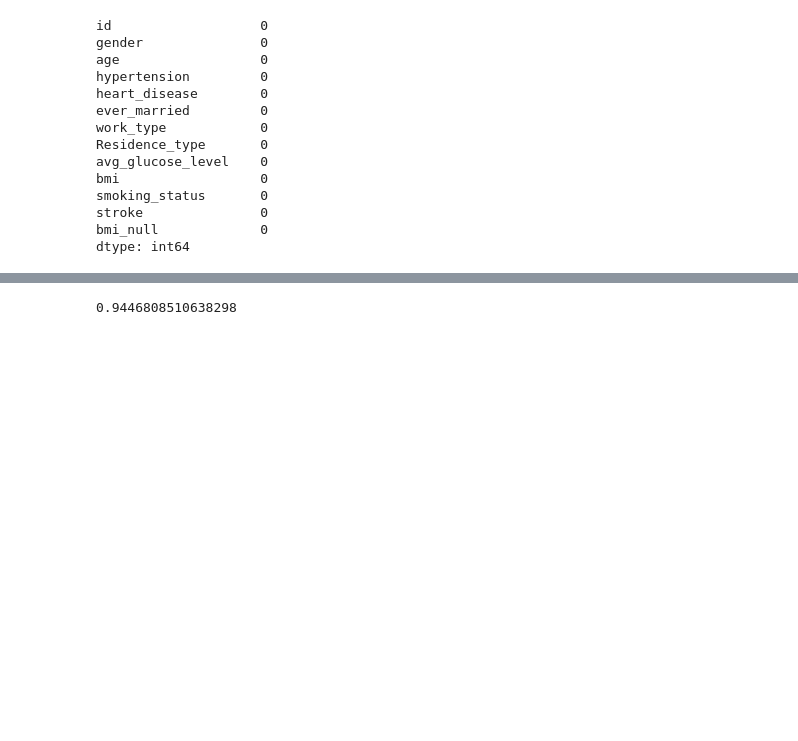
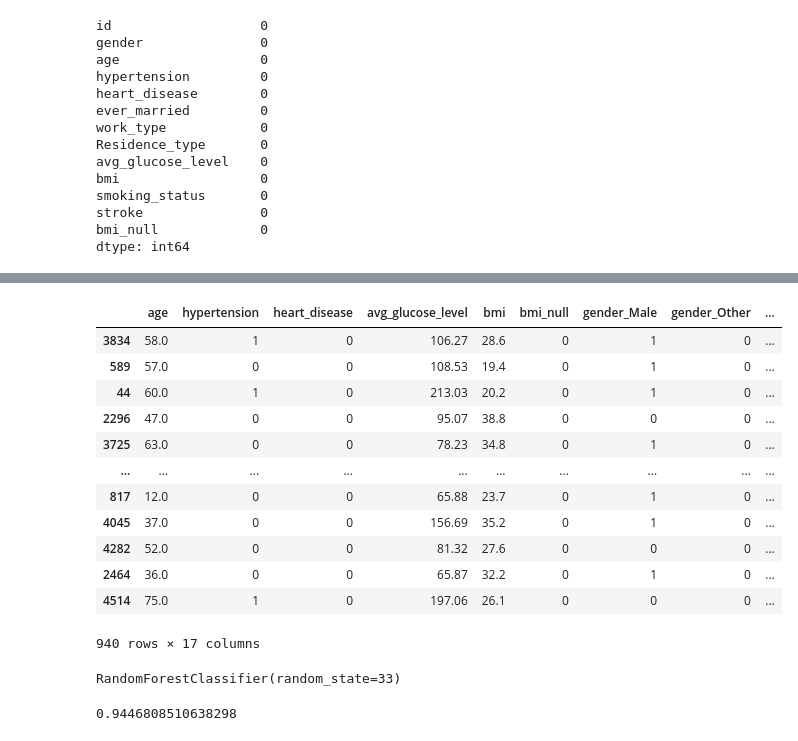
Before and after one commit to rikunisikawa/jupyternotebook_kaggle_stroke, a Jupyter notebook: stroke.ipynb, the cells around one changed output, grey strips where cells are left out. Drawn from its saved outputs; the diff is of its cells as text; code cells hidden in the pictures; blank space fills up the shorter version.

```diff
--- a/stroke.ipynb
+++ b/stroke.ipynb
@@ -297,6 +315,23 @@ X_train, X_test, y_train, y_test = train_test_split(X, y, test_size = 0.2, rando
+# %%
+X_test_
+# %% [output]
+|  | age | hypertension | heart_disease | avg_glucose_level | bmi | bmi_null | gender_Male | gender_Other | ... |
+| 3834 | 58.0 | 1 | 0 | 106.27 | 28.6 | 0 | 1 | 0 | ... |
+| 589 | 57.0 | 0 | 0 | 108.53 | 19.4 | 0 | 1 | 0 | ... |
+| 44 | 60.0 | 1 | 0 | 213.03 | 20.2 | 0 | 1 | 0 | ... |
+| 2296 | 47.0 | 0 | 0 | 95.07 | 38.8 | 0 | 0 | 0 | ... |
+| 3725 | 63.0 | 0 | 0 | 78.23 | 34.8 | 0 | 1 | 0 | ... |
+| ... | ... | ... | ... | ... | ... | ... | ... | ... | ... |
+| 817 | 12.0 | 0 | 0 | 65.88 | 23.7 | 0 | 1 | 0 | ... |
+| 4045 | 37.0 | 0 | 0 | 156.69 | 35.2 | 0 | 1 | 0 | ... |
+| 4282 | 52.0 | 0 | 0 | 81.32 | 27.6 | 0 | 0 | 0 | ... |
+| 2464 | 36.0 | 0 | 0 | 65.87 | 32.2 | 0 | 1 | 0 | ... |
+| 4514 | 75.0 | 1 | 0 | 197.06 | 26.1 | 0 | 0 | 0 | ... |
+940 rows × 17 columns
 # %%
 from sklearn.ensemble import RandomForestClassifier
 
-model = RandomForestClassifier(n_estimators=100, random_state=42)
-model.fit(X_train, y_train)
-score = model.score(X_test, y_test)
+rf_model = RandomForestClassifier(n_estimators=100, random_state=33)
+rf_model.fit(X_train_, y_train_)
+# %% [output]
+RandomForestClassifier(random_state=33)
```
Also changed, not shown: parts of 17 cells of this notebook.
